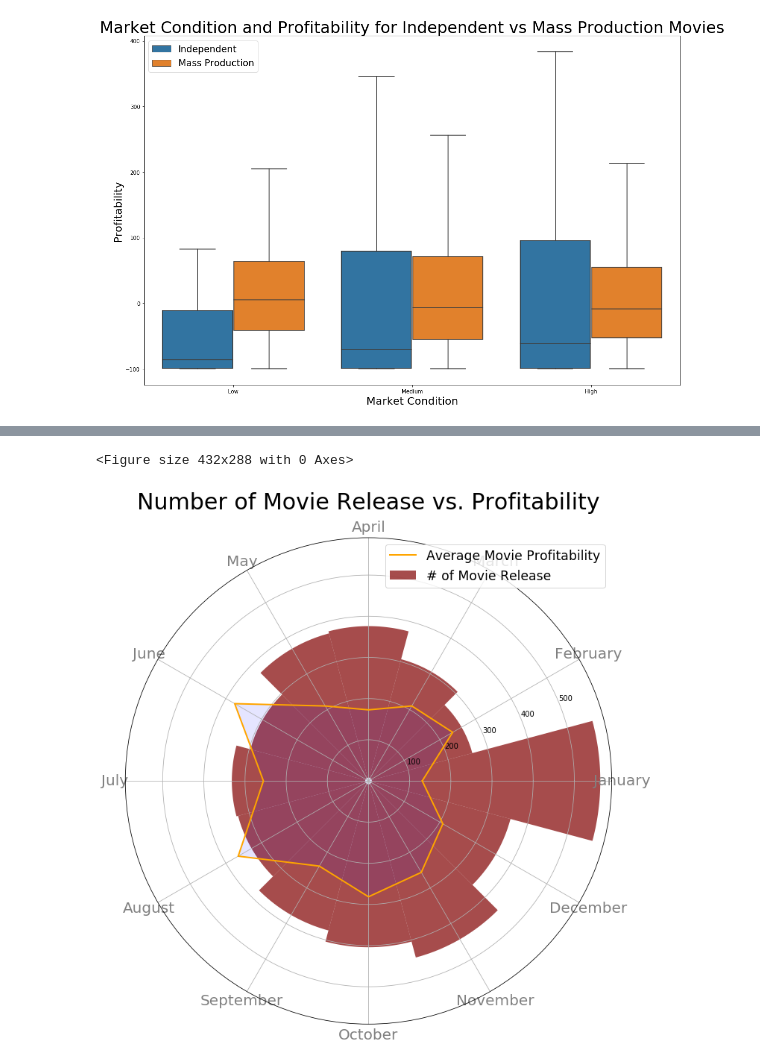
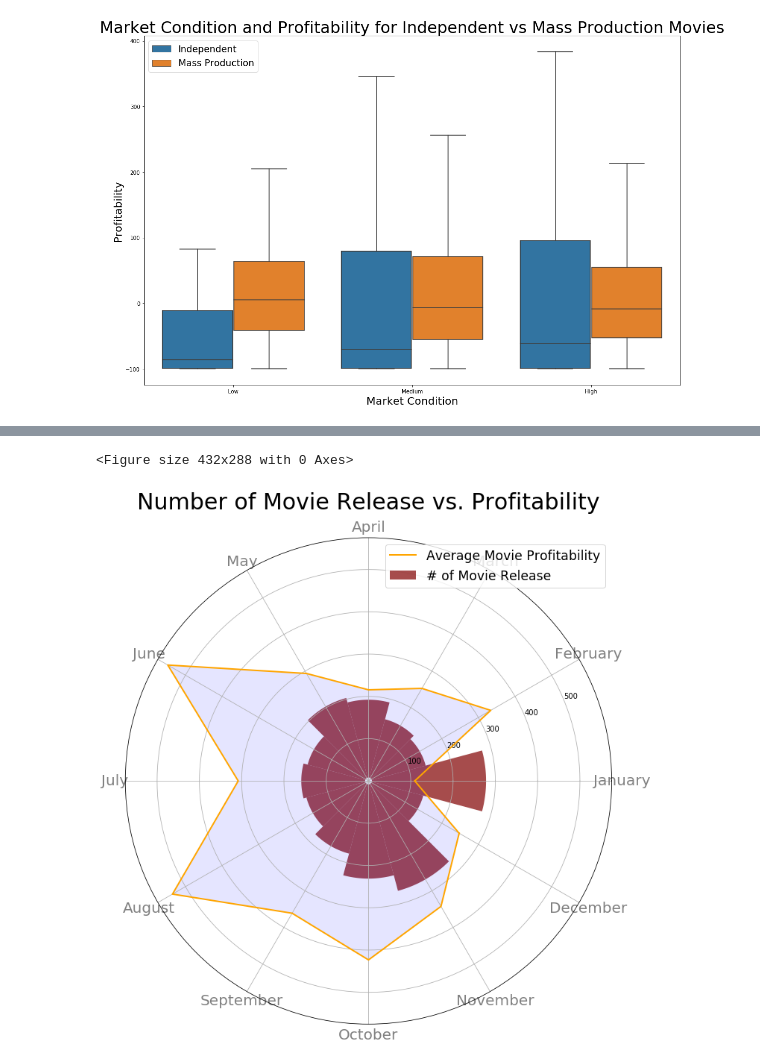
Before and after one commit to powergascan/mod-1-proj, a Jupyter notebook: Technical_Notebook.ipynb, the cells around one changed output, grey strips where cells are left out. Cells and saved outputs as stored; diff of their text form; code cells hidden in the pictures.

```diff
--- a/Technical_Notebook.ipynb
+++ b/Technical_Notebook.ipynb
@@ -12,8 +13,8 @@ os.chdir(r"zippedData")
 # %%
 #load files
-movie_budget=pd.read_csv("tn.movie_budgets.csv.gz") #budget and gross revenue of movies
-spy_monthly=pd.read_csv("SPY.csv") #stock market monthly returns
-GDP=pd.read_csv('GDP_DEF.csv') #GDP deflator to adjust numbers by inflation
+movie_budget=pd.read_csv("zippedData/tn.movie_budgets.csv.gz") #budget and gross revenue of movies
+spy_monthly=pd.read_csv("zippedData/SPY.csv") #stock market monthly returns
+GDP=pd.read_csv('zippedData/GDP_DEF.csv') #GDP deflator to adjust numbers by inflation
 # %%
 #dealing with dates
 movie_budget.rename(columns={"movie":"title"}, inplace=True)
@@ -60,8 +61,10 @@ movie_budget['foreign_margin']=(movie_budget['foreign_profit'])/(movie_budget['p
 #bin the rank into two halfs:
 #  0--Median belongs to Independent Movie bin
 #  Median--100 belongs to Mass Production Movie bin
-movie_budget['production_budget_rank']=movie_budget.groupby(['year'])['production_budget'].rank(pct=True)
-movie_budget['budget_size']=pd.cut(movie_budget['production_budget_rank'], bins=2, labels=["Independent","Mass Production"])
+movie_budget['production_budget_rank']=movie_budget.groupby(['year'])\
+                                        ['production_budget'].rank(pct=True)
+movie_budget['budget_size']=pd.cut(movie_budget['production_budget_rank'],\
+                                   bins=2, labels=["Independent","Mass Production"])
 # create a competition measure: around the movie release date
 # compute how many movies there are in theater as well
 movie_budget['count']=movie_budget.groupby(['view_date'])['title'].transform("count")
@@ -104,8 +112,12 @@ plt.savefig("..\\Market and profitability.png")
 #in stead of 01, 02, ... Differentiate month with month_num
 movie_budget['month']=movie_budget.view_date.dt.strftime("%B")
 movie_budget['month_num']=movie_budget.view_date.dt.month
-# aggregation by 1. count. 2. mean of profitability 3. a label
-# that we can sort on, since we want to plot the months in order
-movie_budget_agg=movie_budget.groupby("month").\
-        agg({"title":"count","profit_margin":"mean","month_num":"min"}).reset_index()
-movie_budget_agg=movie_budget_agg.sort_values("month_num")
+
+# since we are only focusing on the independent movies (defined by budget size),
+# to show how seasonality affects profitability, we only use independent movies.
+# we aggregation by 1. count (number of movies). 2. average profitability 3. a label
+# that we can sort on to the month level.
+budget_movie_agg=movie_budget[movie_budget['budget_size']=="Independent"]\
+    .groupby("month").agg({"title":"count",\
+    "profit_margin":"mean","month_num":"min"}).reset_index()
+budget_movie_agg.sort_values("month_num", inplace=True)
@@ -128,30 +140,33 @@ movie_budget_agg
 # %%
+#third plot: independent movie seaonality and profitability
 plt.clf()
 plt.figure(figsize=(18,12))
+#some parameters for the graph
 bottom = 8
 max_height = 4
 N=12
 theta = [n / float(N) * 2 * pi for n in range(N)]
 width = (2*pi) / N
 
-radii=movie_budget_agg["title"].to_list()
-radiii=movie_budget_agg["profit_margin"].to_list()
+#data source
+radii=budget_movie_agg["title"].to_list()
+radiii=budget_movie_agg["profit_margin"].to_list()
+#polar plot
 ax = plt.subplot(111, polar=True)
-
 bars = ax.bar(theta, radii, width=width, bottom=bottom, label='# of Movie Release')
 ax.plot(theta, radiii, linewidth=2, linestyle='solid',color="orange", label='Average Movie Profitability')
 ax.plot([theta[-1],theta[0]], [radiii[-1],radiii[0]], linewidth=2, linestyle='solid', color="orange")
-plt.xticks(theta, movie_budget_agg["month"], color='grey', size=20)
+plt.xticks(theta, budget_movie_agg["month"], color='grey', size=20)
 plt.fill(theta, radiii, 'b', alpha=0.1)
 
-# Use custom colors and opacity
+# custom colors and transparency
 for r, bar in zip(radii, bars):
     bar.set_facecolor(plt.cm.jet(r / 10.))
     bar.set_alpha(0.7)
 
 ax.legend(fontsize="xx-large")
 plt.title("Number of Movie Release vs. Profitability", size=30)
-plt.savefig("..//release_profitability_month.png")
+plt.savefig("release_profitability_month.png")
 # %% [output]
 <Figure size 432x288 with 0 Axes>
-[figure, old version]
+[figure, new version]
```
Also changed, not shown: parts of 6 cells of this notebook.
